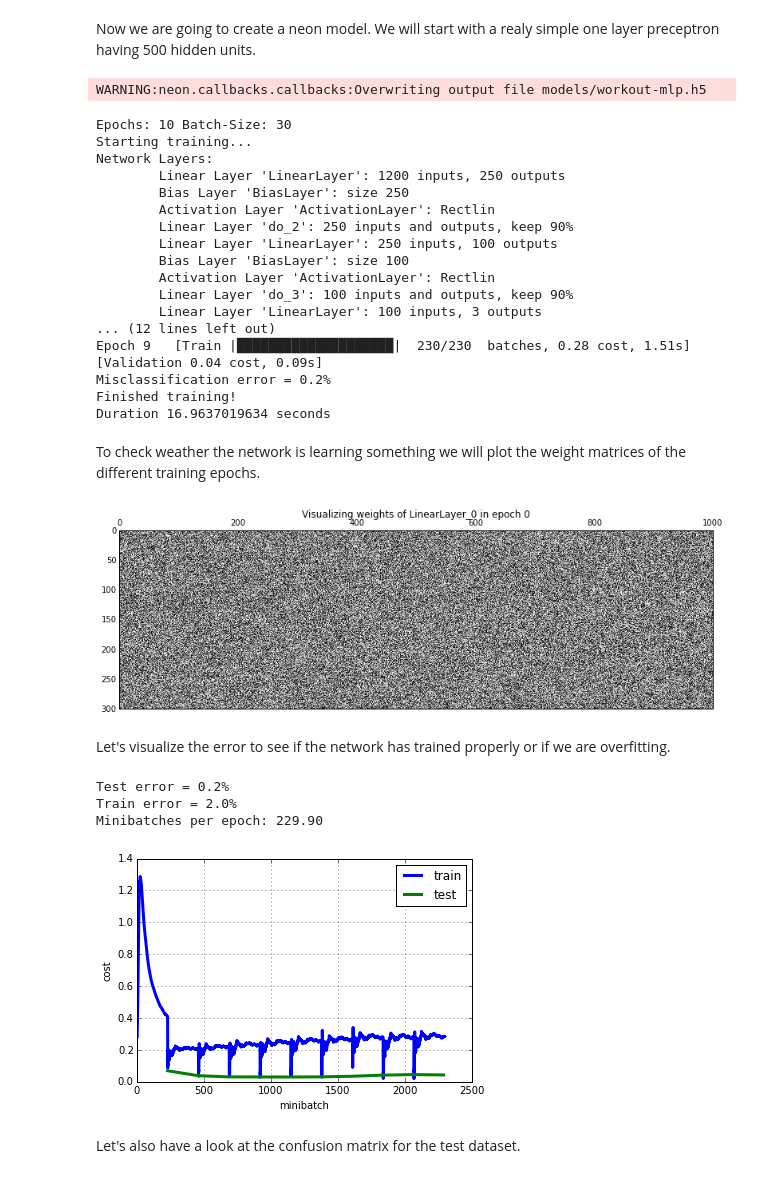
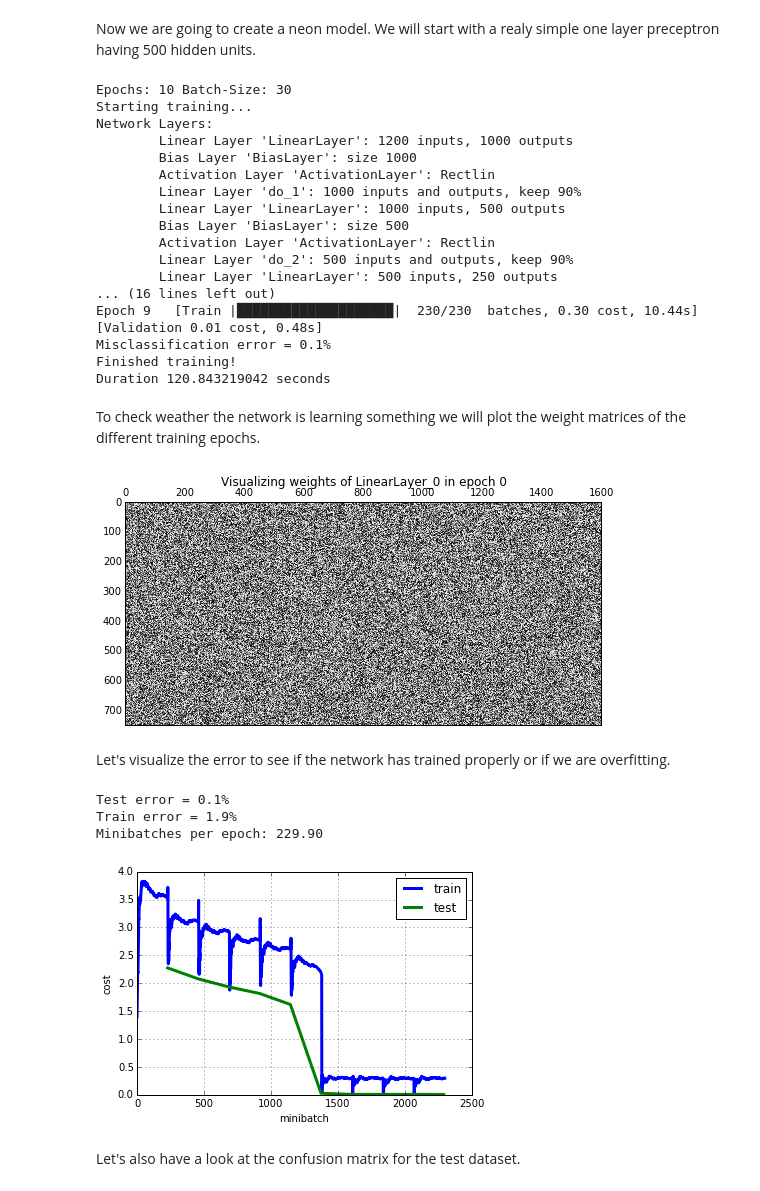
Before and after one commit to zapletal-martin/muvr-analytics-1, a Jupyter notebook: ipython-analysis/exercise-mlp.ipynb, the cells around one changed output. Cells and saved outputs as stored; diff of their text form; code cells hidden in the pictures.

```diff
--- a/ipython-analysis/exercise-mlp.ipynb
+++ b/ipython-analysis/exercise-mlp.ipynb
@@ -144,7 +141,17 @@ bias_init = Constant(val = 1.0)
 
 layers = []
 layers.append(Affine(
-        nout=250,
+        nout=1000,
+        init=init_norm,
+        bias=bias_init,
+        activation=Rectlin()))
+
+layers.append(Dropout(
+        name="do_1",
+        keep = 0.9))
+
+layers.append(Affine(
+        nout=500,
         init=init_norm,
         bias=bias_init,
         activation=Rectlin()))
@@ -154,7 +161,7 @@ layers.append(Dropout(
         keep = 0.9))
 
 layers.append(Affine(
-        nout=100,
+        nout=250,
         init=init_norm,
         bias=bias_init,
         activation=Rectlin()))
@@ -171,26 +178,25 @@ layers.append(Affine(
 
 mlpmodel = MLPMeasurementModel('models')
 
-model = mlpmodel.train(dataset)
+model = mlpmodel.train(dataset, Model(layers=layers))
 # %% [output]
-WARNING:neon.callbacks.callbacks:Overwriting output file models/workout-mlp.h5
+Epochs: 10 Batch-Size: 30
+Starting training...
+Network Layers:
+        Linear Layer 'LinearLayer': 1200 inputs, 1000 outputs
+        Bias Layer 'BiasLayer': size 1000
+        Activation Layer 'ActivationLayer': Rectlin
+        Linear Layer 'do_1': 1000 inputs and outputs, keep 90%
+        Linear Layer 'LinearLayer': 1000 inputs, 500 outputs
+        Bias Layer 'BiasLayer': size 500
+        Activation Layer 'ActivationLayer': Rectlin
+        Linear Layer 'do_2': 500 inputs and outputs, keep 90%
+        Linear Layer 'LinearLayer': 500 inputs, 250 outputs
+... (16 lines left out)
+Epoch 9   [Train |████████████████████|  230/230  batches, 0.30 cost, 10.44s][Validation 0.01 cost, 0.48s]
+Misclassification error = 0.1%
+Finished training!
+Duration 120.843219042 seconds
-Epochs: 10 Batch-Size: 30
-Starting training...
-Network Layers:
-        Linear Layer 'LinearLayer': 1200 inputs, 250 outputs
-        Bias Layer 'BiasLayer': size 250
-        Activation Layer 'ActivationLayer': Rectlin
-        Linear Layer 'do_2': 250 inputs and outputs, keep 90%
-        Linear Layer 'LinearLayer': 250 inputs, 100 outputs
-        Bias Layer 'BiasLayer': size 100
-        Activation Layer 'ActivationLayer': Rectlin
-        Linear Layer 'do_3': 100 inputs and outputs, keep 90%
-        Linear Layer 'LinearLayer': 100 inputs, 3 outputs
-... (12 lines left out)
-Epoch 9   [Train |████████████████████|  230/230  batches, 0.28 cost, 1.51s][Validation 0.04 cost, 0.09s]
-Misclassification error = 0.2%
-Finished training!
-Duration 16.9637019634 seconds
 # %% [markdown]
 To check weather the network is learning something we will plot the weight matrices of the different training epochs.
 # %%
@@ -200,6 +206,7 @@ from matplotlib import pyplot, cm
 from pylab import *
 from IPython.html import widgets
 from IPython.html.widgets import interact
+from ipywidgets import IntSlider
 
 layer_names = map(lambda l: l[1].name+"_"+str(l[0]), filter(lambda l: l[1].has_params, enumerate(model.layers)))
 
@@ -210,35 +217,35 @@ def closestSqrt(i):
         if N * M == i:
             return N, M
         N -= 1
 
 def plot_filters(**kwargs):
     n = kwargs['n']
     layer_name = kwargs['layer']
     dest_path = os.path.join('models', 'workout-mlp-ep_' + str(n))
     params = pkl.load(open(dest_path, 'r'))
 
     wts = params['layer_params_states'][layer_names.index(layer_name)]['params']
 
     nrows, ncols = closestSqrt(wts.shape[0])
     fr, fc = closestSqrt(wts.shape[1])
 
     fi = 0
 
     W = np.zeros((fr*nrows, fc*ncols))
     for row, col in [(row, col) for row in range(nrows) for col in range(ncols)]:
         W[fr*row:fr*(row+1):,fc*col:fc*(col+1)] = wts[fi].reshape(fr,fc)
         fi = fi + 1
 
     matshow(W, cmap=cm.gray)
     title('Visualizing weights of '+layer_name+' in epoch ' + str(n) )
     show()
 
 _i = interact(plot_filters,
               layer=widgets.widget_selection.ToggleButtons(options = layer_names),
-              n=widgets.IntSlider(description='epochs',
+              n=IntSlider(description='epochs',
                                         min=0, max=mlpmodel.max_epochs-1, value=0, step=1))
 # %% [output]
-[figure, old version]
+[figure, new version]
 # %% [markdown]
 Let's visualize the error to see if the network has trained properly or if we are overfitting.
 # %%
@@ -265,10 +272,10 @@ pyplot.xlabel("minibatch")
 pyplot.ylabel("cost")
 pyplot.show()
 # %% [output]
-Test error = 0.2%
-Train error = 2.0%
+Test error = 0.1%
+Train error = 1.9%
 Minibatches per epoch: 229.90
-[figure, old version]
+[figure, new version]
 # %% [markdown]
 Let's also have a look at the confusion matrix for the test dataset.
 # %%
```
Also changed, not shown: parts of 3 cells of this notebook, 2 other files.
